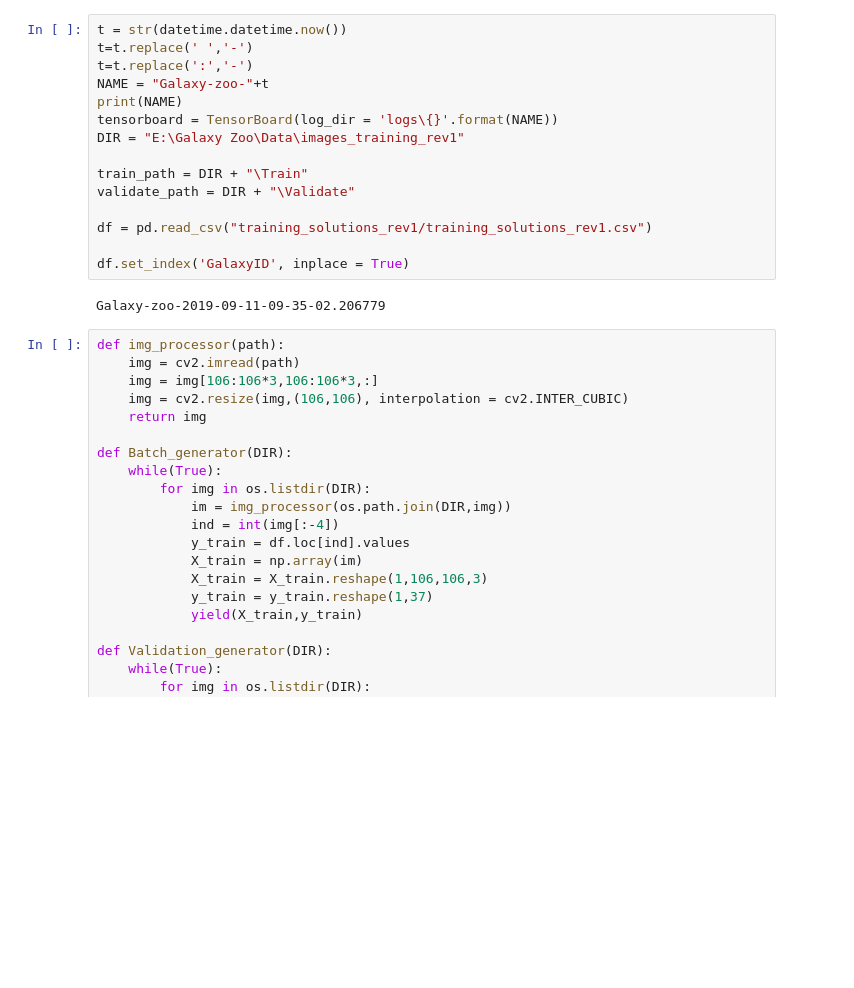
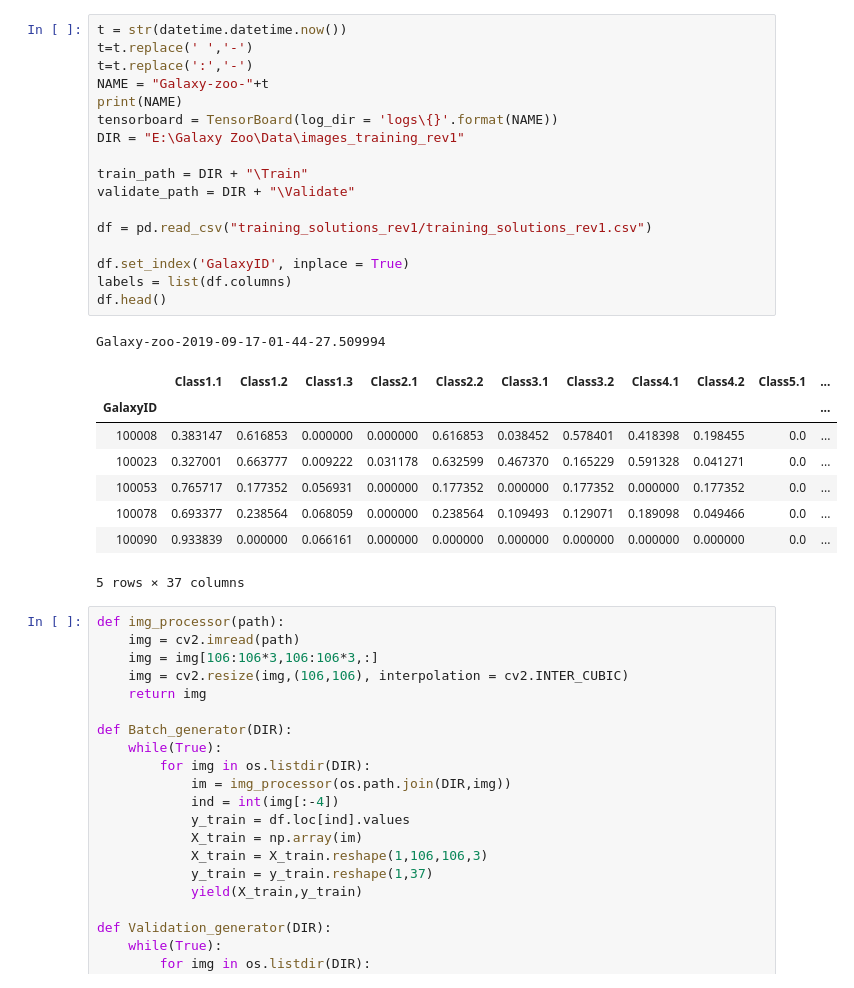
Before and after one commit to obi-wan-shinobi/Galaxy_Zoo, a Jupyter notebook: Galaxy_Zoo.ipynb, the cells around one changed output. Saved outputs shown, nothing was run; the diff lists cells and outputs as text; blank space fills up the shorter version.

```diff
--- a/Galaxy_Zoo.ipynb
+++ b/Galaxy_Zoo.ipynb
@@ -37,20 +27,30 @@ W0911 09:50:54.845211  8816 deprecation_wrapper.py:119] From c:\users\shinigami
 # %%
 t = str(datetime.datetime.now())
 t=t.replace(' ','-')
 t=t.replace(':','-')
 NAME = "Galaxy-zoo-"+t
 print(NAME)
 tensorboard = TensorBoard(log_dir = 'logs\{}'.format(NAME))
 DIR = "E:\Galaxy Zoo\Data\images_training_rev1"
 
 train_path = DIR + "\Train"
 validate_path = DIR + "\Validate"
 
 df = pd.read_csv("training_solutions_rev1/training_solutions_rev1.csv")
 
 df.set_index('GalaxyID', inplace = True)
+labels = list(df.columns)
+df.head()
 # %% [output]
-Galaxy-zoo-2019-09-11-09-35-02.206779
+Galaxy-zoo-2019-09-17-01-44-27.509994
+|  | Class1.1 | Class1.2 | Class1.3 | Class2.1 | Class2.2 | Class3.1 | Class3.2 | Class4.1 | Class4.2 | Class5.1 | ... |
+| GalaxyID |  |  |  |  |  |  |  |  |  |  | ... |
+| 100008 | 0.383147 | 0.616853 | 0.000000 | 0.000000 | 0.616853 | 0.038452 | 0.578401 | 0.418398 | 0.198455 | 0.0 | ... |
+| 100023 | 0.327001 | 0.663777 | 0.009222 | 0.031178 | 0.632599 | 0.467370 | 0.165229 | 0.591328 | 0.041271 | 0.0 | ... |
+| 100053 | 0.765717 | 0.177352 | 0.056931 | 0.000000 | 0.177352 | 0.000000 | 0.177352 | 0.000000 | 0.177352 | 0.0 | ... |
+| 100078 | 0.693377 | 0.238564 | 0.068059 | 0.000000 | 0.238564 | 0.109493 | 0.129071 | 0.189098 | 0.049466 | 0.0 | ... |
+| 100090 | 0.933839 | 0.000000 | 0.066161 | 0.000000 | 0.000000 | 0.000000 | 0.000000 | 0.000000 | 0.000000 | 0.0 | ... |
+5 rows × 37 columns
 # %%
 def img_processor(path):
     img = cv2.imread(path)
```
Also changed, not shown: parts of 8 cells of this notebook.
